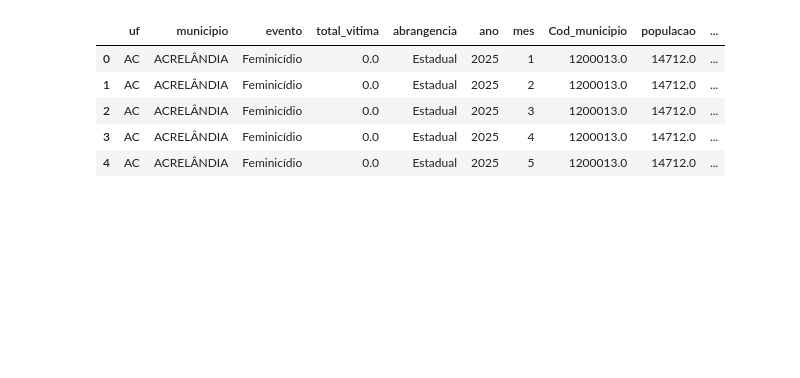
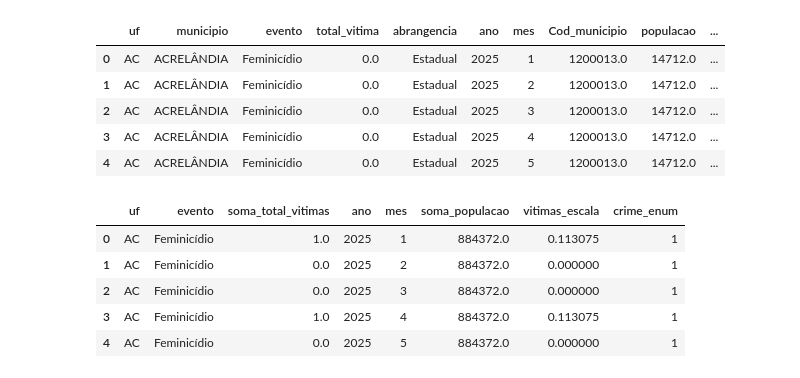
Before and after one commit to cootoonhoo/Visualizacao-Criminalidade, a Jupyter notebook: source/dadosCrimesAnual/tratamentoDados.ipynb, the cells around one changed output. Drawn from its saved outputs; the diff is of its cells as text; code cells hidden in the pictures; blank space fills up the shorter version.

```diff
--- a/source/dadosCrimesAnual/tratamentoDados.ipynb
+++ b/source/dadosCrimesAnual/tratamentoDados.ipynb
@@ -293,3 +293,14 @@ df.head()
 | 2 | AC | ACRELÂNDIA | Feminicídio | 0.0 | Estadual | 2025 | 3 | 1200013.0 | 14712.0 |
 | 3 | AC | ACRELÂNDIA | Feminicídio | 0.0 | Estadual | 2025 | 4 | 1200013.0 | 14712.0 |
 | 4 | AC | ACRELÂNDIA | Feminicídio | 0.0 | Estadual | 2025 | 5 | 1200013.0 | 14712.0 |
+# %%
+df_populacao_unica = df.drop_duplicates(subset=['uf', 'Cod_municipio', 'ano', 'populacao'])
+
+df_populacao_estado = df_populacao_unica.groupby(['uf', 'ano'])['populacao'].sum().reset_index(name='soma_populacao')
+df_vitimas_estado = df.groupby(['uf', 'evento', 'ano', 'mes'])['total_vitima'].sum().reset_index(name='soma_total_vitimas')
+
+df_estado = pd.merge(df_vitimas_estado, df_populacao_estado, on=['uf', 'ano'], how='left')
+
+df_estado = df_estado[['uf', 'evento', 'soma_total_vitimas', 'ano', 'mes', 'soma_populacao']]
+
+df_estado.head()
@@ -295,0 +314,3 @@ df.head()
+# %%
+df_estado['vitimas_escala'] = (df_estado['soma_total_vitimas'] / df_estado['soma_populacao']) * 100000
+df_estado.head()
@@ -325,3 +353,6 @@ print(df[['evento', 'crime_enum']].head())
 2  Feminicídio           1
 3  Feminicídio           1
 4  Feminicídio           1
+# %%
+df_estado['crime_enum'] = df_estado['evento'].map(mapeamento_crimes)
+print(df[['evento', 'crime_enum']].head())
@@ -339,3 +377,12 @@ df.drop(['evento','total_vitima','abrangencia','Cod_municipio','populacao'], axi
     r'./dadosTratados/dados_crimes_2025.csv',
     index=False
 )
+# %%
+df_estado.head()
+# %% [output]
+|  | uf | evento | soma_total_vitimas | ano | mes | soma_populacao | vitimas_escala | crime_enum |
+| 0 | AC | Feminicídio | 1.0 | 2025 | 1 | 884372.0 | 0.113075 | 1 |
+| 1 | AC | Feminicídio | 0.0 | 2025 | 2 | 884372.0 | 0.000000 | 1 |
+| 2 | AC | Feminicídio | 0.0 | 2025 | 3 | 884372.0 | 0.000000 | 1 |
+| 3 | AC | Feminicídio | 1.0 | 2025 | 4 | 884372.0 | 0.113075 | 1 |
+| 4 | AC | Feminicídio | 0.0 | 2025 | 5 | 884372.0 | 0.000000 | 1 |
```
Also changed, not shown: parts of 5 cells of this notebook, 6 other files.
